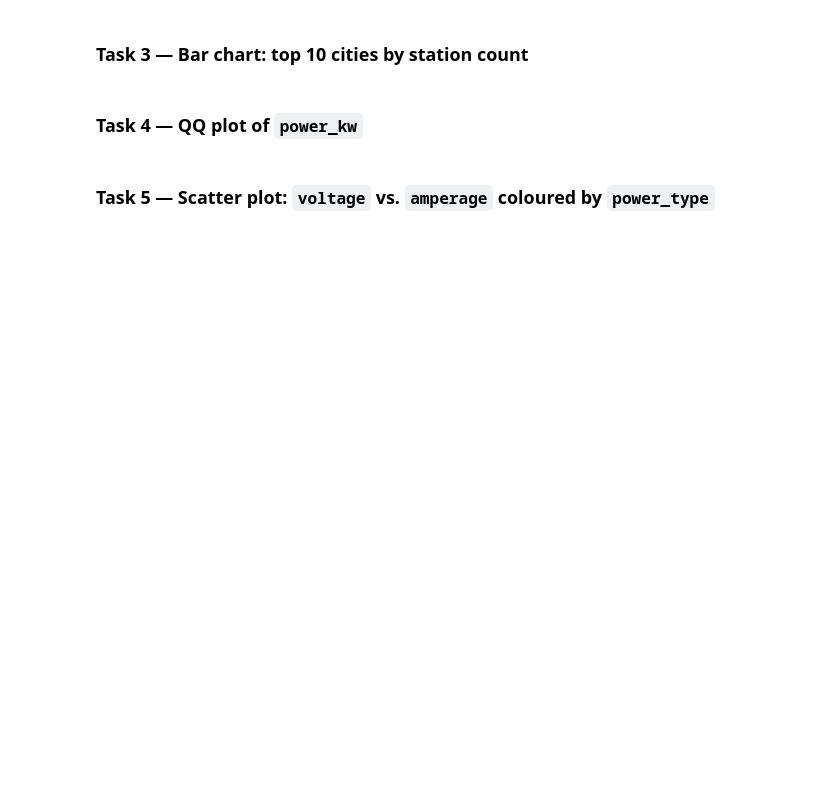
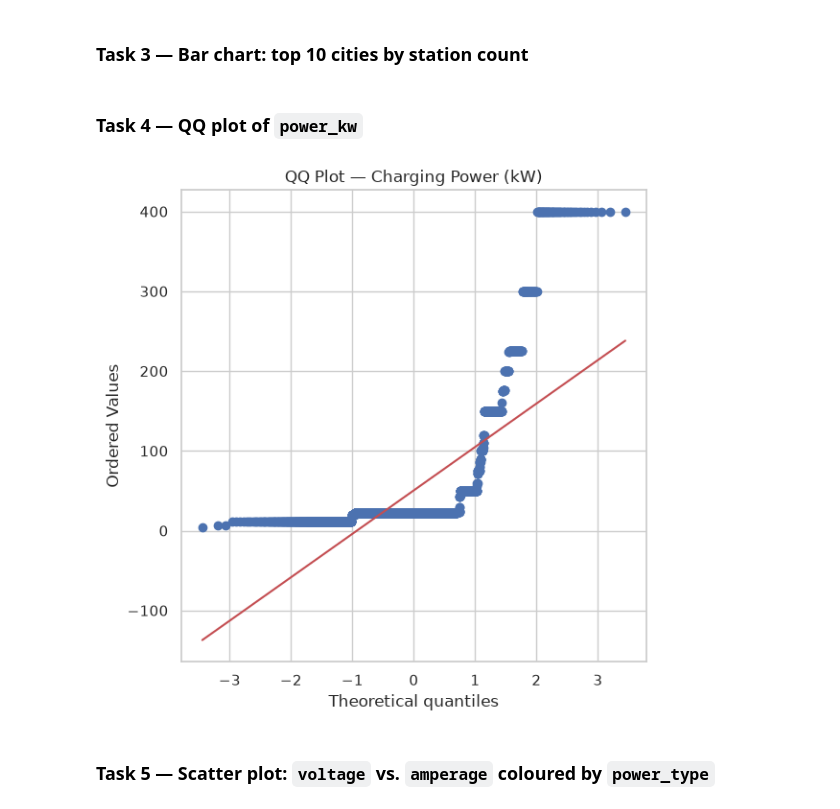
Before and after one commit to simonschmid30/python_exploratory_data_analysis, a Jupyter notebook: 03_graphical_eda/exercise_graphical_eda.ipynb, the cells around one changed output. Drawn from its saved outputs; the diff is of its cells as text; code cells hidden in the pictures; blank space fills up the shorter version.

```diff
--- a/03_graphical_eda/exercise_graphical_eda.ipynb
+++ b/03_graphical_eda/exercise_graphical_eda.ipynb
@@ -69,2 +111,12 @@ plt.show()
+# %%
+import scipy.stats as stats
+
+fig, ax = plt.subplots(figsize=(6, 6))
+stats.probplot(df['power_kw'], dist='norm', plot=ax)
+ax.set_title('QQ Plot — Charging Power (kW)')
+plt.tight_layout()
+plt.show()
+# %% [output]
+[figure, added]
 # %% [markdown]
 ### Task 5 — Scatter plot: `voltage` vs. `amperage` coloured by `power_type`
```
Also changed, not shown: parts of 10 cells of this notebook, 3 other files.
